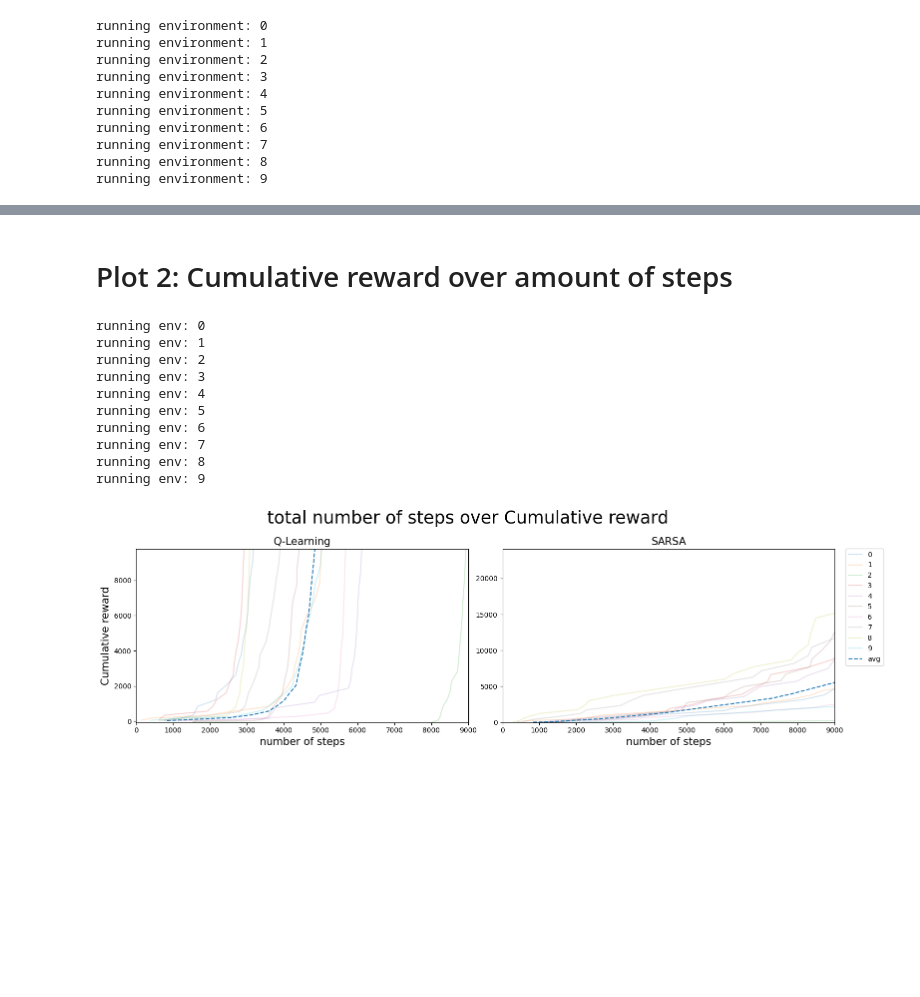
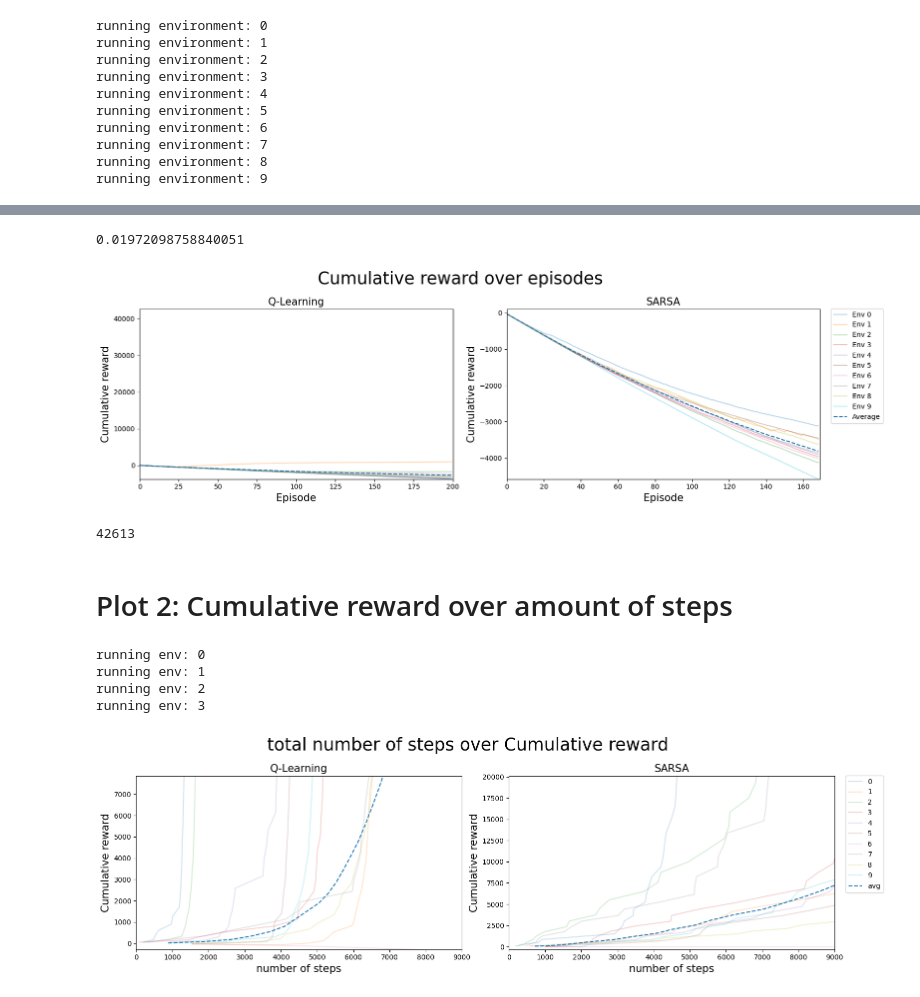
Before and after one commit to Schmiddi3110/MasterStudium, a Jupyter notebook: DRL/Studienarbeiten/Studienarbeit1/test.ipynb, the cells around one changed output, grey strips where cells are left out. Cells and saved outputs as stored; diff of their text form; code cells hidden in the pictures; blank space fills up the shorter version.

```diff
--- a/DRL/Studienarbeiten/Studienarbeit1/test.ipynb
+++ b/DRL/Studienarbeiten/Studienarbeit1/test.ipynb
@@ -72,8 +92,22 @@ plot_episodes(qlearning_data, Q_PARAMS_A1['EPISODES'], sarsa_data, SARSA_PARAMS_
+# %%
+Q_PARAMS_A1['EPS']
+# %% [output]
+0.01972098758840051
+# %%
+plot_episodes([qlearning_data_no_decay, sarsa_data_no_decay], [Q_PARAMS_A1['EPISODES'], SARSA_PARAMS_A1['EPISODES']], ['Q-Learning', 'SARSA'])
+# %% [output]
+[figure, added]
+# %%
+max(val for inner_dict in qlearning_data_no_decay.values() for inner_list in inner_dict.values() for val in inner_list)
+# %% [output]
+42613
 # %% [markdown]
 # Plot 2: Cumulative reward over amount of steps
 # %%
 qlearning_data_A2={}
 sarsa_data_A2={}
+qlearning_data_no_decay_A2={}
+sarsa_data_no_decay_A2={}
 envs2 = []
 
 q2 = qlearning(Q_PARAMS_A2['ALPHA'],
@@ -92,25 +126,36 @@ s2 = sarsa(SARSA_PARAMS_A2['ALPHA'],
             SARSA_PARAMS_A2['EPS'],
             SARSA_PARAMS_A2['DECAY'])
 
+s_no_decay_2 = sarsa(SARSA_PARAMS_A1['ALPHA'],
+          SARSA_PARAMS_A1['GAMMA'],
+          SARSA_PARAMS_A1['EPISODES'],
+          SARSA_PARAMS_A1['MAX_EPISODE_LENGTH'],
+          SARSA_PARAMS_A1['INIT_REWARD'],
+          SARSA_PARAMS_A1['EPS'])
+
+q_no_decay_2 = qlearning(Q_PARAMS_A1['ALPHA'],
+                  Q_PARAMS_A1['GAMMA'],
+                  Q_PARAMS_A1['EPISODES'],
+                  Q_PARAMS_A1['MAX_EPISODE_LENGTH'],
+                  Q_PARAMS_A1['INIT_REWARD'],
+                  Q_PARAMS_A1['EPS'])
+
 for i in range(COUNT_ENVIRONMENT):
     env = Random(size=12, water=0, mountain=0.3)
     envs2.append(env)
     print(f"running env: {i}")
 
-    qlearning_data_A2[i] = q2.run(env)
-    sarsa_data_A2[i] = s2.run(env)
+    qlearning_data_A2[i] = q2.run_decay_epsilon_greedy(env)
+    sarsa_data_A2[i] = s2.run_decay_epsilon_greedy(env)
+
+    qlearning_data_no_decay[i] = q_no_decay_2.run_epsilon_greedy(env)
+    sarsa_data_no_decay[i] = s_no_decay_2.run_epsilon_greedy(env)
 # %% [output]
 running env: 0
 running env: 1
 running env: 2
 running env: 3
-running env: 4
-running env: 5
-running env: 6
-running env: 7
-running env: 8
-running env: 9
 # %%
-plot_steps(qlearning_data_A2,Q_PARAMS_A2['EPISODES'],sarsa_data_A2, SARSA_PARAMS_A2['EPISODES'])
+plot_steps([qlearning_data_A2, sarsa_data_A2], [Q_PARAMS_A2['EPISODES'], SARSA_PARAMS_A2['EPISODES']], ['Q-Learning', 'SARSA'])
 # %% [output]
-[figure, old version]
+[figure, new version]
```
Also changed, not shown: parts of 4 cells of this notebook, 6 other files.
